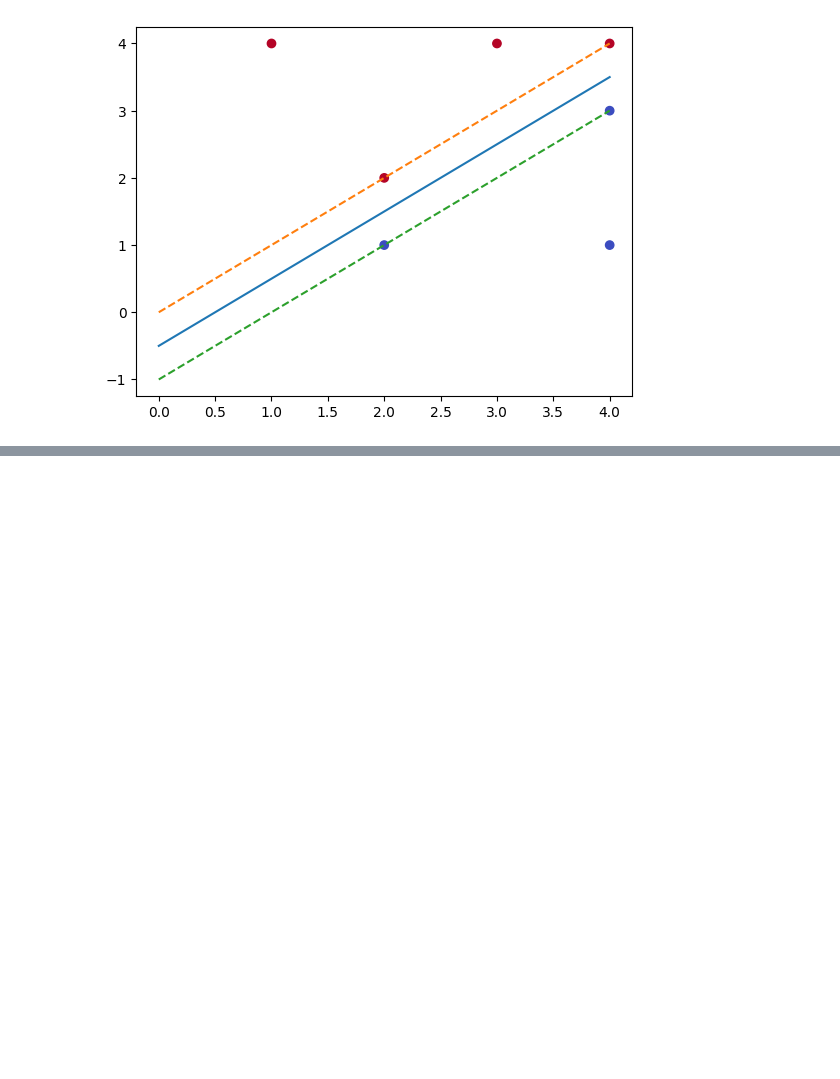
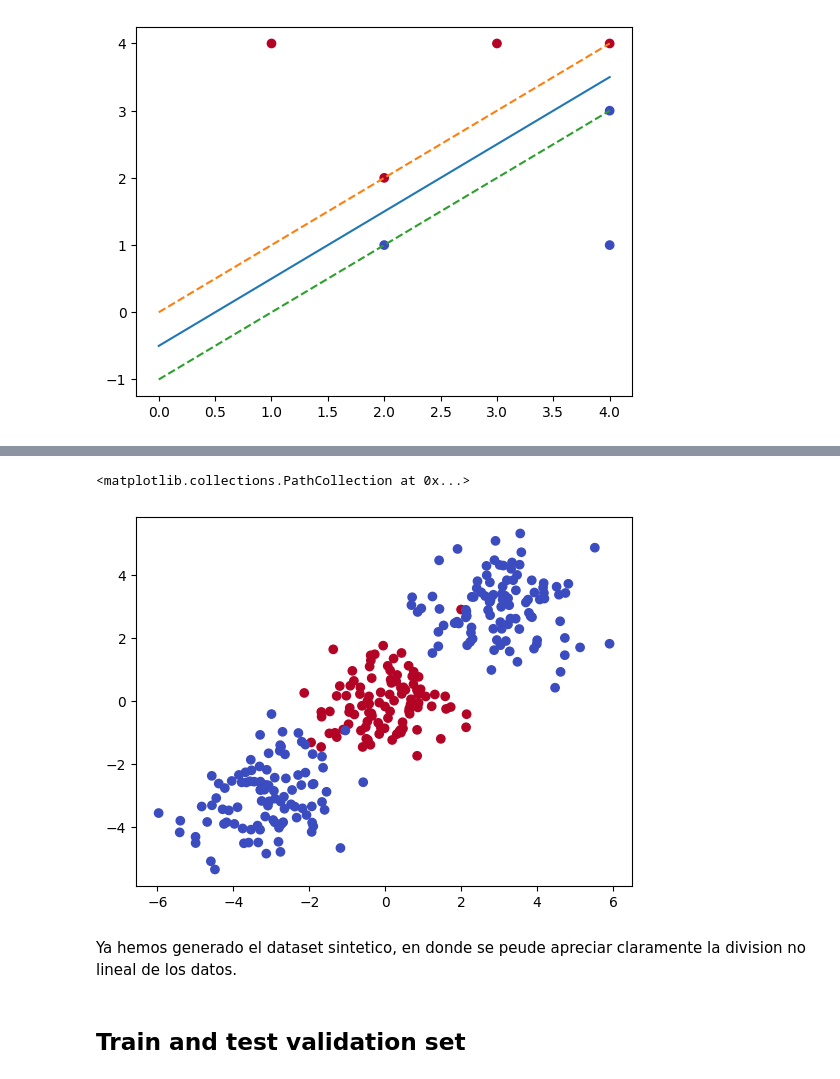
Before and after one commit to chuancao26/islp, a Jupyter notebook: exercicesSVM.ipynb, the cells around one changed output, grey strips where cells are left out. Drawn from its saved outputs; the diff is of its cells as text; code cells hidden in the pictures; blank space fills up the shorter version.

```diff
--- a/exercicesSVM.ipynb
+++ b/exercicesSVM.ipynb
@@ -157,0 +197,20 @@ plt.plot(x, y -.5, linestyle="--")
+# %%
+rng = np.random.default_rng(seed=42)
+
+data1 = rng.normal(size=(100, 2))
+data2 = rng.normal(loc=3, size=(100, 2))
+data3 = rng.normal(loc=-3, size=(100, 2))
+
+data1= np.hstack((np.ones((data1.shape[0], 1)), data1))
+data2 = np.hstack((np.zeros((data2.shape[0], 1)), data2))
+data3 = np.hstack((np.zeros((data3.shape[0], 1)), data3))
+
+data = np.vstack((data1, data2, data3))
+plt.scatter(data[:, 1], data[:, 2], c=data[:, 0], cmap=plt.cm.coolwarm)
+# %% [output]
+<matplotlib.collections.PathCollection at 0x...>
+[figure, added]
+# %% [markdown]
+Ya hemos generado el dataset sintetico, en donde se peude apreciar claramente la division no lineal de los datos.
+# %% [markdown]
+## Train and test validation set
```
Also changed, not shown: parts of 22 cells of this notebook.
